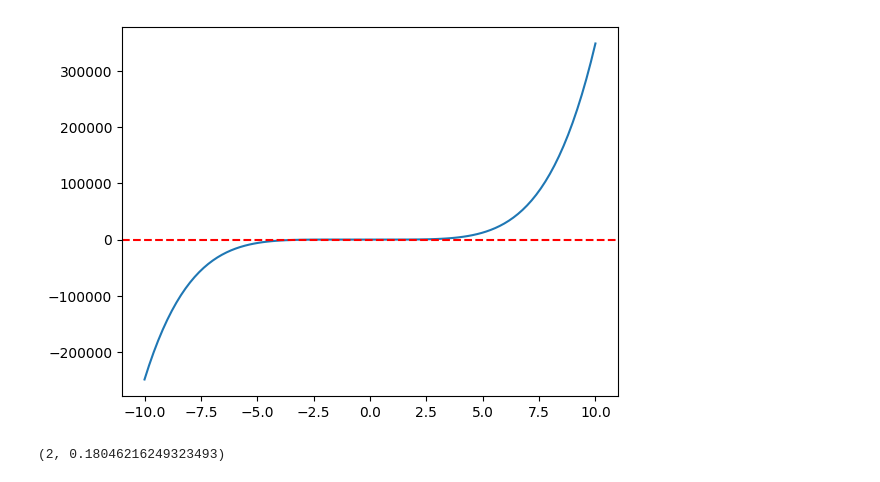
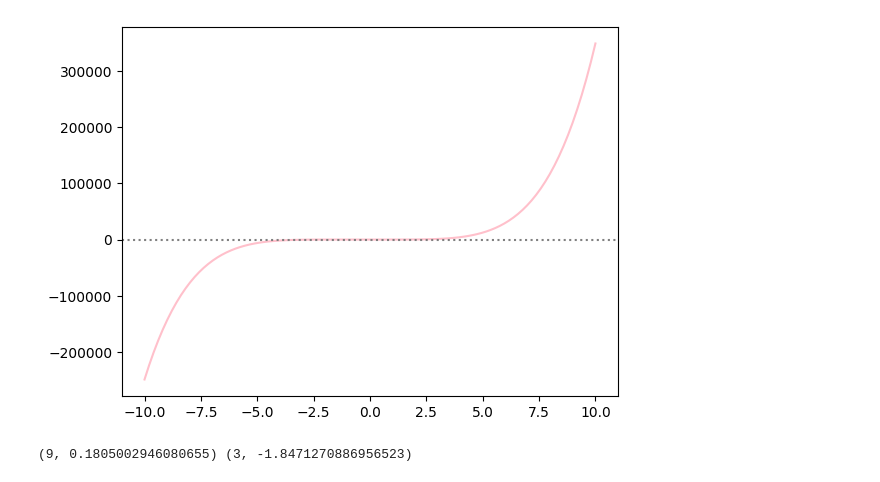
Before and after one commit to Emyfoton/MetodosI_EmilyCastillo_SebastianRodriguez, a Jupyter notebook: Newton_Rapson_ejercicio_repaso.ipynb, the cells around one changed output. Drawn from its saved outputs; the diff is of its cells as text; code cells hidden in the pictures.

```diff
--- a/Newton_Rapson_ejercicio_repaso.ipynb
+++ b/Newton_Rapson_ejercicio_repaso.ipynb
@@ -3,30 +3,31 @@
 # %%
 import numpy as np
 import matplotlib.pyplot as plt
 
 
 x= np.linspace(-10,10,100)
 def f (x):
     return 3*x**5+5*x**4-x**3
 
 def df (x):
     return 15*x**4+20*x**3-3*x**2
 
 
 def roots (f,x0,max_iters=50,atol=1e-5,rtol=1e-5):
   for i in range (max_iters):
     r= x0 - f(x0)/df(x0)
     if np.isclose(0.,f(r),atol,rtol):
       return i,r
     x0=r
   return i,r
 
-plt.plot(x,f(x))
-plt.axhline(y=0, c='r', linestyle='--')
+plt.plot(x,f(x), c= "pink")
+plt.axhline(y=0, c='grey', linestyle=':')
 plt.show()
 
-n= roots(f,0.2,max_iters=50,atol=1e-5,rtol=1e-5)
-print(n)
+n= roots(f,1,max_iters=50,atol=1e-5,rtol=1e-5)
+n2= roots(f,-2,max_iters=50,atol=1e-5,rtol=1e-5)
+print(n, n2)
 # %% [output]
-[figure, old version]
+[figure, new version]
-(2, 0.18046216249323493)
+(9, 0.1805002946080655) (3, -1.8471270886956523)
```
Also changed, not shown: parts of 1 cell of this notebook.
